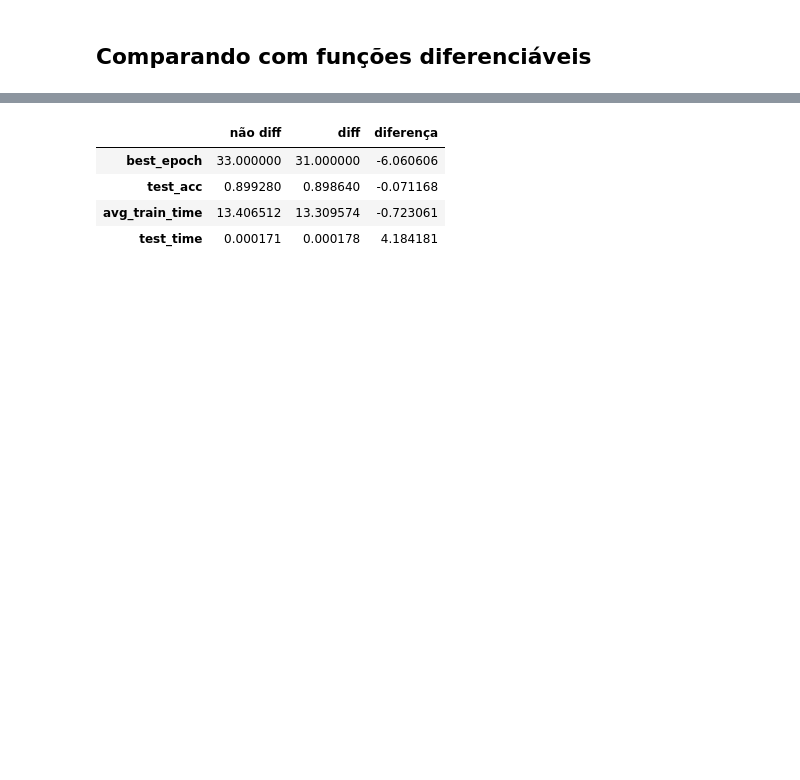
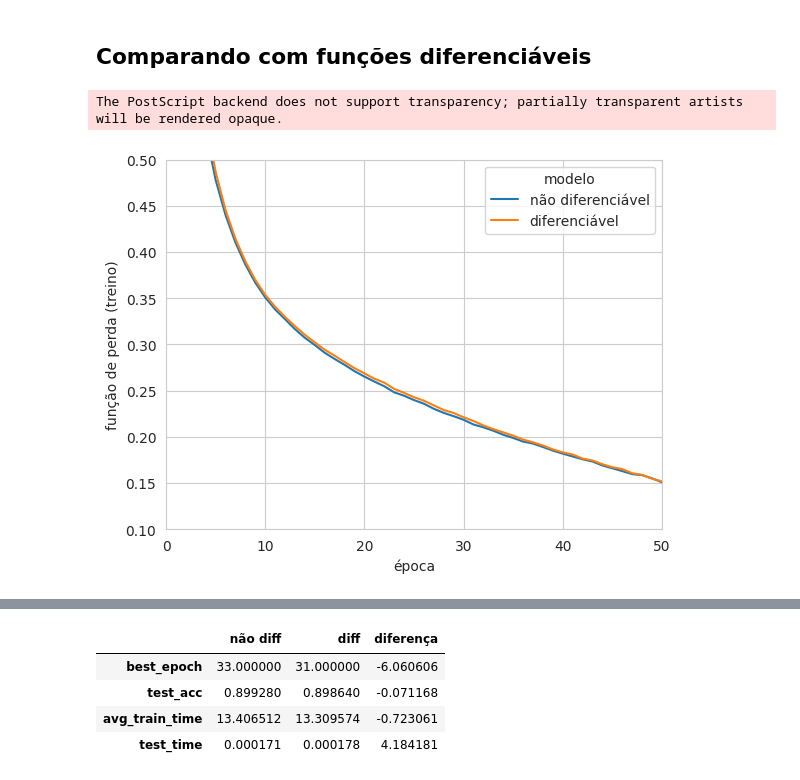
Before and after one commit to robertotomchak/ReLUDiffStudy, a Jupyter notebook: analysis_hochuli.ipynb, the cells around one changed output, grey strips where cells are left out. Cells and saved outputs as stored; diff of their text form; code cells hidden in the pictures; blank space fills up the shorter version.

```diff
--- a/analysis_hochuli.ipynb
+++ b/analysis_hochuli.ipynb
@@ -57,5 +57,22 @@ plt.savefig('relu_proportion.eps', format='eps')
 # %% [markdown]
 ## Comparando com funções diferenciáveis
+# %%
+temp = pd.DataFrame()
+temp["original"] = df_original_train["train_loss"]
+temp["diff"] = df_diff_train["train_loss"]
+temp["epoch"] = df_diff_train.index
+temp = pd.melt(temp, ["epoch"])
+temp = temp.rename(columns={"variable": "modelo"})
+temp["modelo"] = temp["modelo"].replace("original", "não diferenciável")
+temp["modelo"] = temp["modelo"].replace("diff", "diferenciável")
+ax = sns.lineplot(data=temp, x="epoch", y="value", hue="modelo")
+ax.set(xlabel="época", ylabel="função de perda (treino)")
+ax.set_xlim(0, 50)
+ax.set_ylim(0.1, 0.5)
+plt.savefig('train_loss.eps', format='eps')
+# %% [output]
+The PostScript backend does not support transparency; partially transparent artists will be rendered opaque.
+[figure, added]
 # %%
 
 temp = pd.DataFrame()
```
Also changed, not shown: parts of 2 cells of this notebook, 1 other file.
